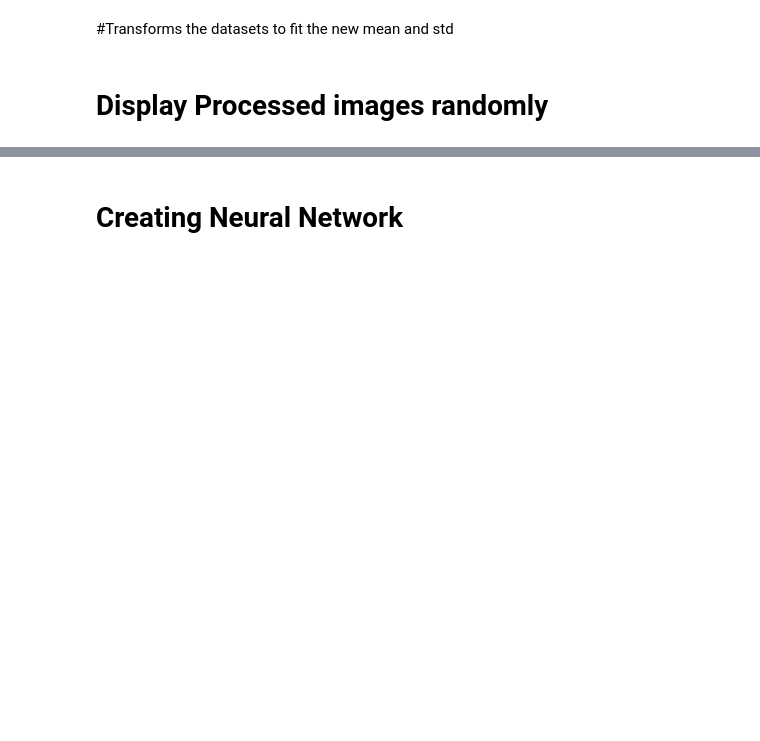
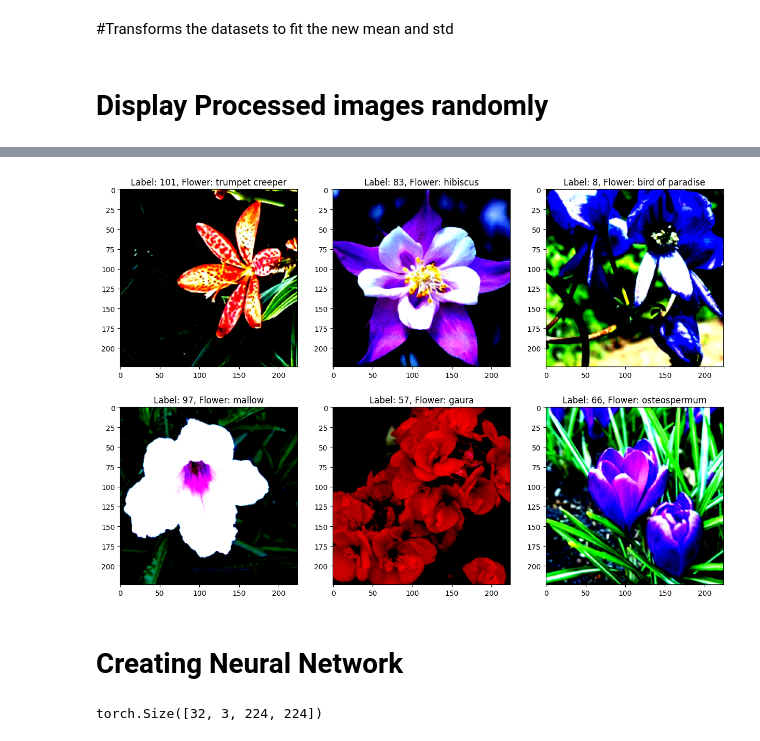
Before and after one commit to afirth03/Flowers-102-Analysed, a Jupyter notebook: IMLOExam.ipynb, the cells around one changed output, grey strips where cells are left out. Cells and saved outputs as stored; diff of their text form; code cells hidden in the pictures; blank space fills up the shorter version.

Commit message:
classes for each flower mapped each label to the flower name script to say the dimensions incase new layers are added/removed - QOL improvement

```diff
--- a/IMLOExam.ipynb
+++ b/IMLOExam.ipynb
@@ -135,7 +140,8 @@ for i in range(1, cols * rows + 1):
     img, label = new_train_data[sample_idx]
     img = img.permute(1, 2, 0)
     ax = figure.add_subplot(rows, cols, i)
-    ax.set_title(f'Label: {label}')
+    ax.set_title(f'Label: {label}, Flower: {labels_to_flower_names[label]}')
     ax.axis("on")
     ax.imshow(img.squeeze(), cmap="Accent")
 plt.show()
+# %% [output]
@@ -142,5 +154,10 @@ plt.show()
+[figure, added]
 # %% [markdown]
 # Creating Neural Network
+# %%
+inputs.shape
+# %% [output]
+torch.Size([32, 3, 224, 224])
 # %%
 class CNN(nn.Module):
 
```
Also changed, not shown: parts of 6 cells of this notebook.
